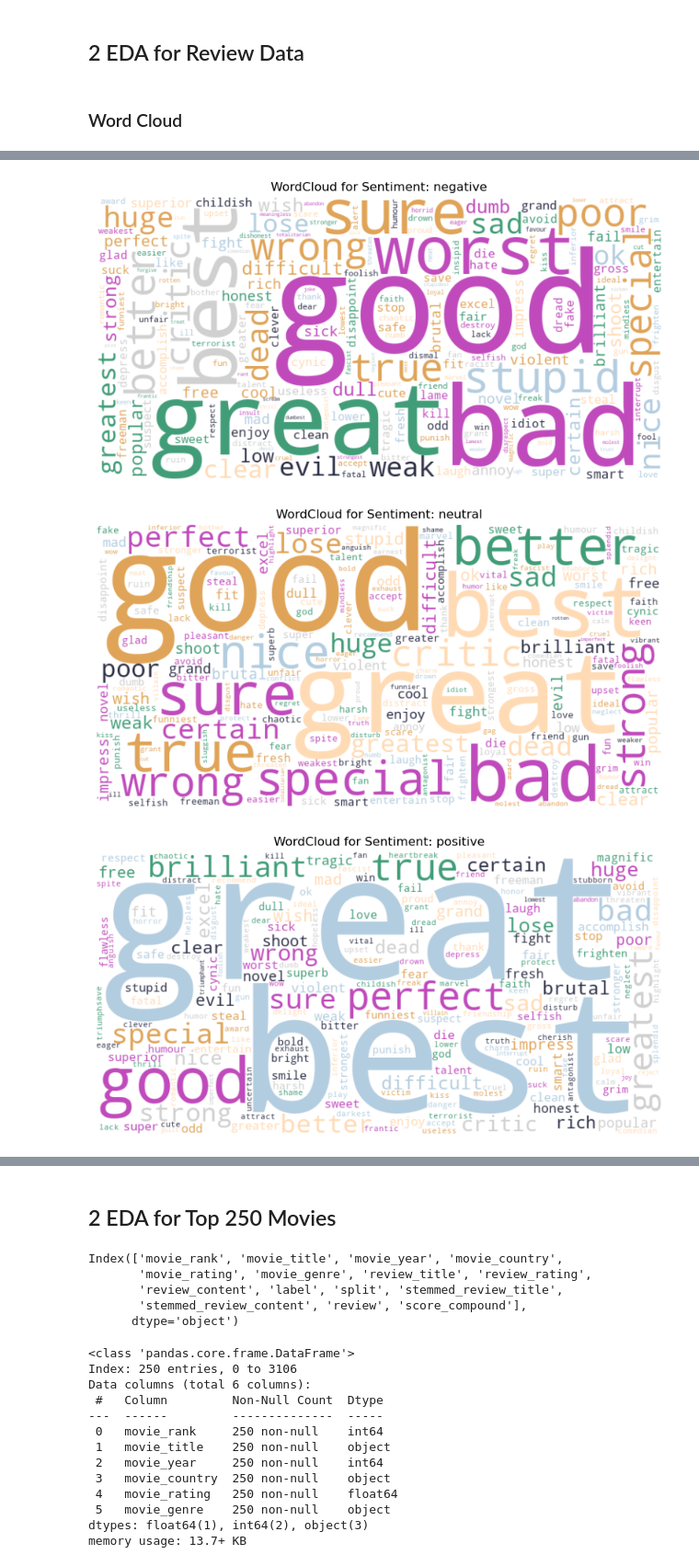
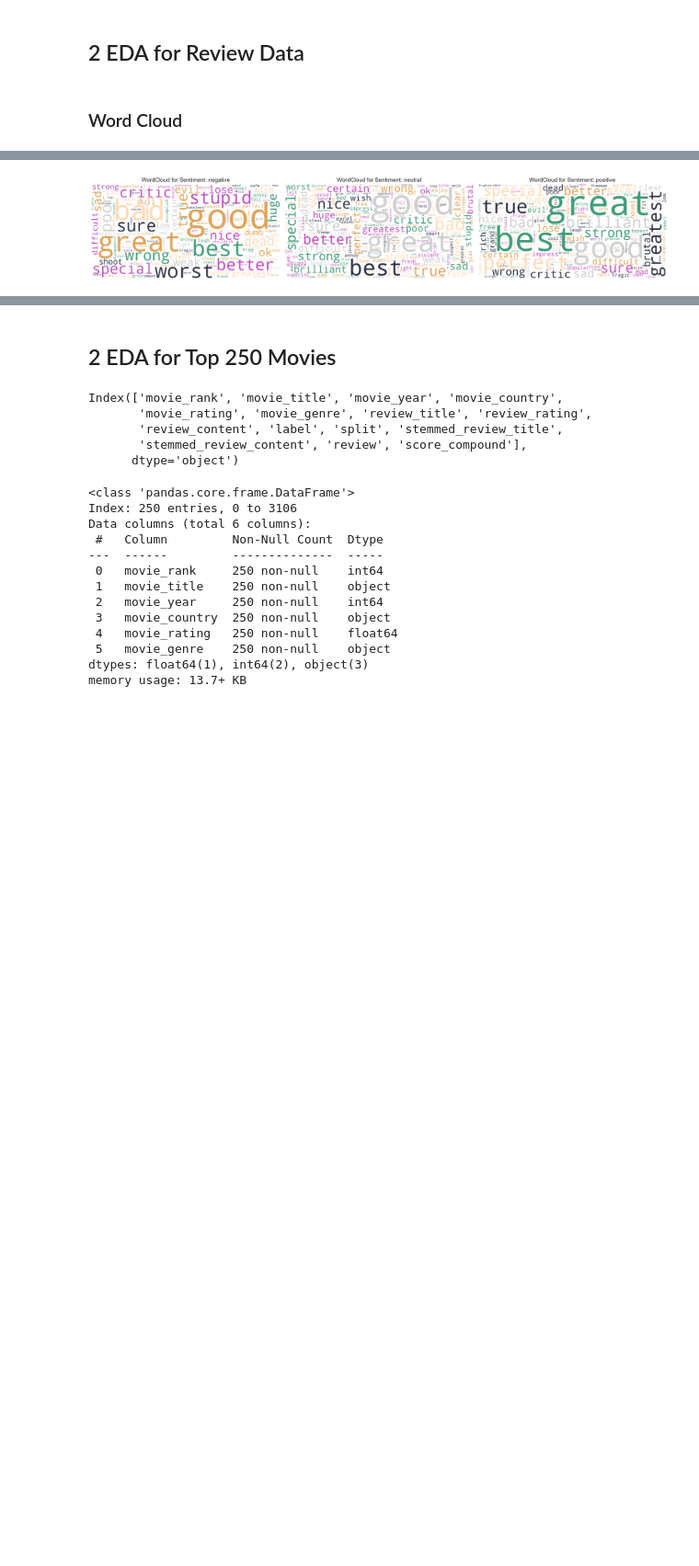
Before and after one commit to dakuikui001/IS6752_IMDb_Top250_reviews, a Jupyter notebook: review_sentiment_analysis.ipynb, the cells around one changed output, grey strips where cells are left out. Shown at 92% size. Cells and saved outputs as stored; diff of their text form; code cells hidden in the pictures; blank space fills up the shorter version.

```diff
--- a/review_sentiment_analysis.ipynb
+++ b/review_sentiment_analysis.ipynb
@@ -194,7 +195,8 @@ def clean_text(text):
     text = re.sub(r'http[s]?://\S+', '', text)
     text = re.sub(r'\[.*?\]\(.*?\)', '', text)
     text = re.sub(r'@\w+', '', text)
-    text = re.sub(r'[^a-zA-Z\s\']', '', text)
+    text = re.sub(r'[^a-zA-Z\s\'.?!,]', '', text)
+    text = re.sub(r"([.,!?])", r" \1 ", text)  # E.g., convert "end." to "end . " ; \1 indicates a matched character
     return text.strip()
 
 # Apply text cleaning to review titles and content
@@ -223,0 +216,2 @@ final_df.head()
+# %%
+nlp = spacy.load("en_core_web_sm")
@@ -223,0 +243,8 @@ final_df.head()
+# %%
+# Need 1 hour to run
+docs_title = nlp.pipe(final_df['review_title'].astype(str).str.lower(), n_process=-1, batch_size=500)
+final_df['review_title'] = [get_negation_tags(doc) for doc in docs_title]
+
+docs_content = nlp.pipe(final_df['review_content'].astype(str).str.lower(), n_process=-1, batch_size=500)
+final_df['review_content'] = [get_negation_tags(doc) for doc in docs_content]
+final_df.head()
@@ -225,11 +267,11 @@ final_df.head()
 # Define function to remove stopwords from tokenized text
 def filter_stopwords(text):
     stop_words = set(stopwords.words('english'))
-    return [word for word in text if word not in stop_words]
+    return [word for word in text if word not in stop_words and word not in ['.', ',', ';', ':', '?', '!', ' ','n\'t'] ]
 
 # Apply stopword filtering to review titles and content
-final_df['review_title'] = final_df.review_title.apply(filter_stopwords)
-final_df['review_content'] = final_df.review_content.apply(filter_stopwords)
+final_df['review_title'] = final_df.review_title.apply(lambda x: filter_stopwords(list(x)))
+final_df['review_content'] = final_df.review_content.apply(lambda x: filter_stopwords(list(x)))
 final_df.head()
 # %% [output]
 |  | movie_rank | movie_title | movie_year | movie_country | movie_rating | movie_genre | review_title | ... |
@@ -367,37 +410,58 @@ df_eda_text.head()
 # %%
 # Generate word clouds for each sentiment category
 from collections import Counter
 # Get unique categories in 'status'
 labels = df_eda_text['label'].unique()
-colors = ['#419D78', '#E0A458', '#2D3047', '#FFDBB5', '#C04ABC', '#B3CDE0', '#D0D0D0']
+colors = ['#419D78', '#E0A458', '#2D3047', '#FFDBB5', '#C04ABC', '#D0D0D0']
 # Define a color function
 def color_func(word, font_size, position, orientation, random_state=101, **kwargs):
     return random.choice(colors)
+fig, axes = plt.subplots(1, len(labels), figsize=(20, 7))
 
-
-for label in labels:
-
+for i, label in enumerate(labels):
     filtered_df = df_eda_text[(df_eda_text['label'] == label)]
     all_adjectives_list = filtered_df.explode('adjectives')['adjectives'].tolist()
 
     word_freq = Counter(all_adjectives_list)
 
     wordcloud = WordCloud(
         width=800,
         height=400,
         background_color='white',
-        color_func=color_func
+        color_func=color_func,
+        max_font_size=150,
+        min_font_size=10
     ).generate_from_frequencies(word_freq)
 
-    plt.figure(figsize=(10, 5))
-    plt.imshow(wordcloud, interpolation='bilinear')
-    plt.axis('off')
-    plt.title(f'WordCloud for Sentiment: {label}')
-    plt.show()
+    ax = axes[i]
+    ax.imshow(wordcloud, interpolation='bilinear')
+    ax.axis('off')
+    ax.set_title(f'WordCloud for Sentiment: {label}', fontsize=14)
+
+plt.tight_layout()
+plt.show()
+
+
+# for label in labels:
+
+#     filtered_df = df_eda_text[(df_eda_text['label'] == label)]
+#     all_adjectives_list = filtered_df.explode('adjectives')['adjectives'].tolist()
+#     word_freq = Counter(all_adjectives_list)
+#     wordcloud = WordCloud(
+#         width=800,
+#         height=400,
+#         background_color='white',
+#         color_func=color_func
+#         ).generate_from_frequencies(word_freq)
+
+
+#     plt.figure(figsize=(10, 5))
+#     plt.imshow(wordcloud, interpolation='bilinear')
+#     plt.axis('off')
+#     plt.title(f'WordCloud for Sentiment: {label}')
+#     plt.show()
 # %% [output]
-[figure, old version]
+[figure, new version]
-[figure, removed]
-[figure, removed]
 # %%
 # Set chart style and colors
 plt.style.use('seaborn-v0_8-whitegrid')
```
Also changed, not shown: parts of 24 cells of this notebook, 1 other file.
